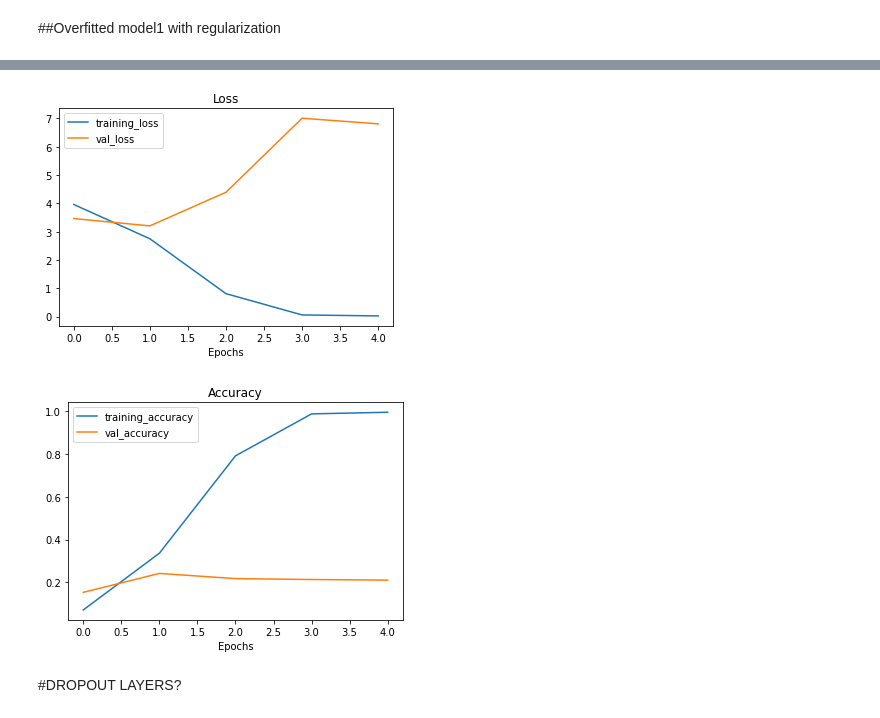
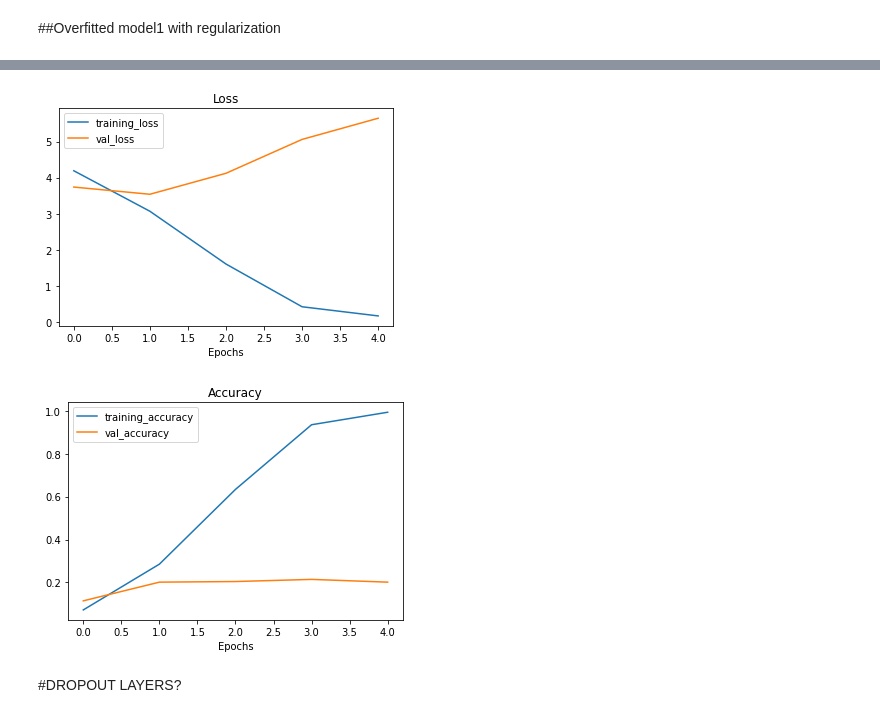
Before and after one commit to Rubnserrano/KAGGLE_-projects, a Jupyter notebook: dog_breeds_classifier.ipynb, the cells around one changed output, grey strips where cells are left out. Saved outputs shown, nothing was run; the diff lists cells and outputs as text; code cells hidden in the pictures.

```diff
--- a/dog_breeds_classifier.ipynb
+++ b/dog_breeds_classifier.ipynb
@@ -369,10 +341,10 @@ Epoch 4/5
 Epoch 5/5
 249/249 [==============================] - 21s 86ms/step - loss: 0.1687 - accuracy: 0.9935 - val_loss: 5.6457 - val_accuracy: 0.2014
 # %%
-plot_loss_curves(history2)
+plot_loss_curves(history_reg)
 # %% [output]
-[figure, old version]
+[figure, new version]
-[figure, old version]
+[figure, new version]
 # %% [markdown]
 #DROPOUT LAYERS?
 # %%
```
Also changed, not shown: parts of 9 cells of this notebook.
